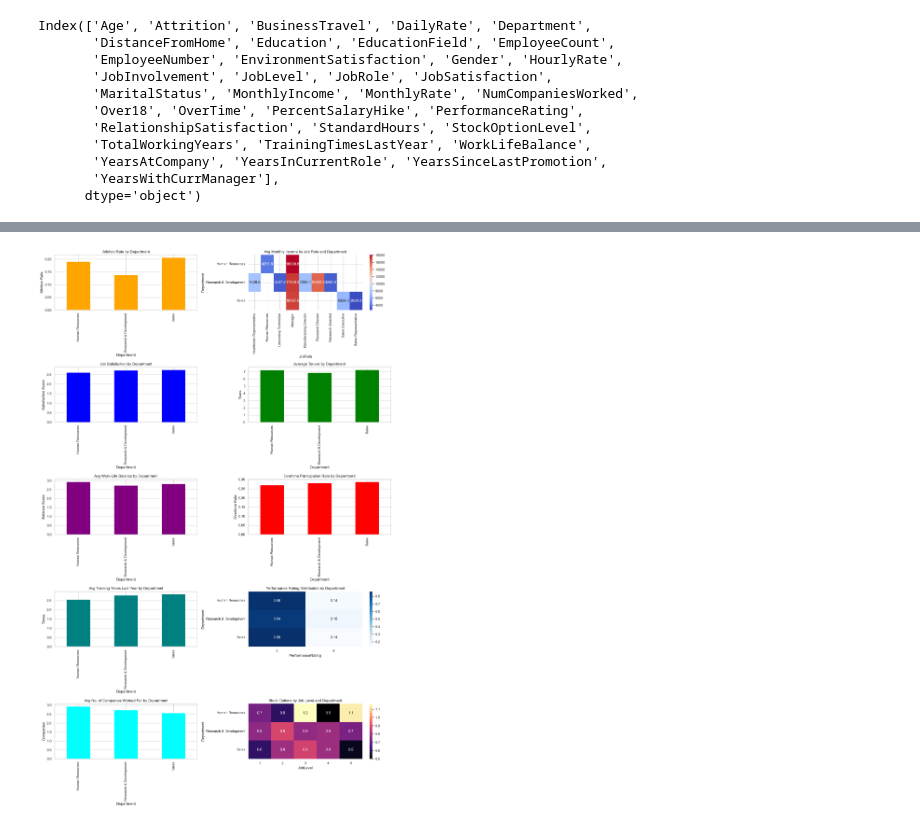
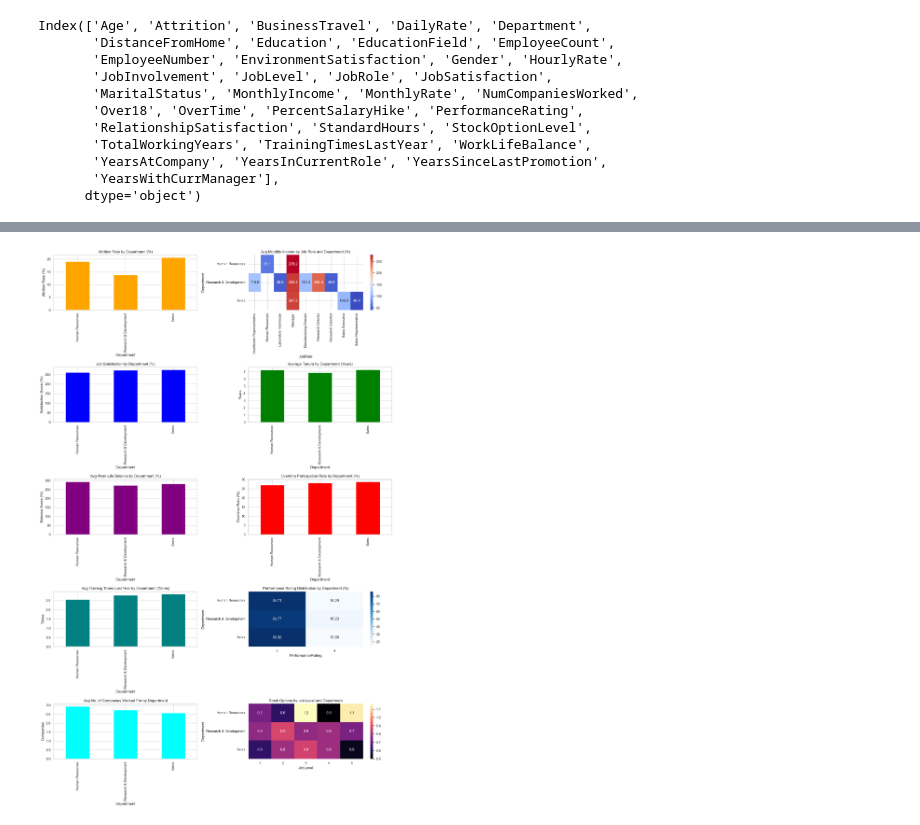
Before and after one commit to Jmuhleman/BUI_2024, a Jupyter notebook: lab1/labo1.ipynb, the cells around one changed output, grey strips where cells are left out. Saved outputs shown, nothing was run; the diff lists cells and outputs as text; code cells hidden in the pictures.

```diff
--- a/lab1/labo1.ipynb
+++ b/lab1/labo1.ipynb
@@ -103,58 +129,64 @@ import seaborn as sns
 # Set style for the plots
 sns.set(style="whitegrid")
 
+# Calculate overall average monthly income
+overall_avg_income = df['MonthlyIncome'].mean()
+
+# Convert average monthly income by department to percentage of the overall average
+avg_income_by_role_dept_percentage = (avg_income_by_role_dept / overall_avg_income) * 100
+
 # Create subplots for the KPIs
 fig, axes = plt.subplots(5, 2, figsize=(16, 25))
 
 # 1. Attrition Rate by Department
 attrition_rate_by_dept.plot(kind='bar', ax=axes[0, 0], color='orange')
-axes[0, 0].set_title("Attrition Rate by Department")
-axes[0, 0].set_ylabel('Attrition Rate')
+axes[0, 0].set_title("Attrition Rate by Department (%)")
+axes[0, 0].set_ylabel('Attrition Rate (%)')
 axes[0, 0].set_xlabel('Department')
 
 # 2. Average Monthly Income by Job Role (Heatmap)
-sns.heatmap(avg_income_by_role_dept, ax=axes[0, 1], annot=True, cmap='coolwarm', fmt=".1f")
-axes[0, 1].set_title("Avg Monthly Income by Job Role and Department")
+sns.heatmap(avg_income_by_role_dept_percentage, ax=axes[0, 1], annot=True, cmap='coolwarm', fmt=".1f")
+axes[0, 1].set_title("Avg Monthly Income by Job Role and Department (%)")
 
 # 3. Job Satisfaction by Department
 avg_job_satisfaction_by_dept.plot(kind='bar', ax=axes[1, 0], color='blue')
-axes[1, 0].set_title("Job Satisfaction by Department")
-axes[1, 0].set_ylabel('Satisfaction Score')
+axes[1, 0].set_title("Job Satisfaction by Department (%)")
+axes[1, 0].set_ylabel('Satisfaction Score (%)')
 
 # 4. Average Tenure (Years at Company) by Department
 avg_tenure_by_dept.plot(kind='bar', ax=axes[1, 1], color='green')
-axes[1, 1].set_title("Average Tenure by Department")
+axes[1, 1].set_title("Average Tenure by Department (Years)")
 axes[1, 1].set_ylabel('Years')
 
 # 5. Average Work-Life Balance by Department
 avg_work_life_balance_by_dept.plot(kind='bar', ax=axes[2, 0], color='purple')
-axes[2, 0].set_title("Avg Work-Life Balance by Department")
-axes[2, 0].set_ylabel('Balance Score')
+axes[2, 0].set_title("Avg Work-Life Balance by Department (%)")
+axes[2, 0].set_ylabel('Balance Score (%)')
 
 # 6. Overtime Participation Rate by Department
 overtime_rate_by_dept.plot(kind='bar', ax=axes[2, 1], color='red')
-axes[2, 1].set_title("Overtime Participation Rate by Department")
-axes[2, 1].set_ylabel('Overtime Rate')
+axes[2, 1].set_title("Overtime Participation Rate by Department (%)")
+axes[2, 1].set_ylabel('Overtime Rate (%)')
 
 # 7. Average Training Times Last Year by Department
 avg_training_times_by_dept.plot(kind='bar', ax=axes[3, 0], color='teal')
-axes[3, 0].set_title("Avg Training Times Last Year by Department")
+axes[3, 0].set_title("Avg Training Times Last Year by Department (Times)")
 axes[3, 0].set_ylabel('Times')
 
 # 8. Performance Rating Distribution by Department (Heatmap)
 sns.heatmap(performance_distribution_by_dept, ax=axes[3, 1], annot=True, cmap='Blues', fmt=".2f")
-axes[3, 1].set_title("Performance Rating Distribution by Department")
+axes[3, 1].set_title("Performance Rating Distribution by Department (%)")
 
 # 9. Average Number of Companies Worked For by Department
 avg_num_companies_worked_by_dept.plot(kind='bar', ax=axes[4, 0], color='cyan')
 axes[4, 0].set_title("Avg No. of Companies Worked For by Department")
 axes[4, 0].set_ylabel('Companies')
 
 # 10. Stock Options by Job Level and Department (Heatmap)
 sns.heatmap(avg_stock_options_by_level_dept, ax=axes[4, 1], annot=True, cmap='magma', fmt=".1f")
 axes[4, 1].set_title("Stock Options by Job Level and Department")
 
 plt.tight_layout()
 plt.show()
 # %% [output]
-[figure, old version]
+[figure, new version]
```
Also changed, not shown: parts of 4 cells of this notebook.
